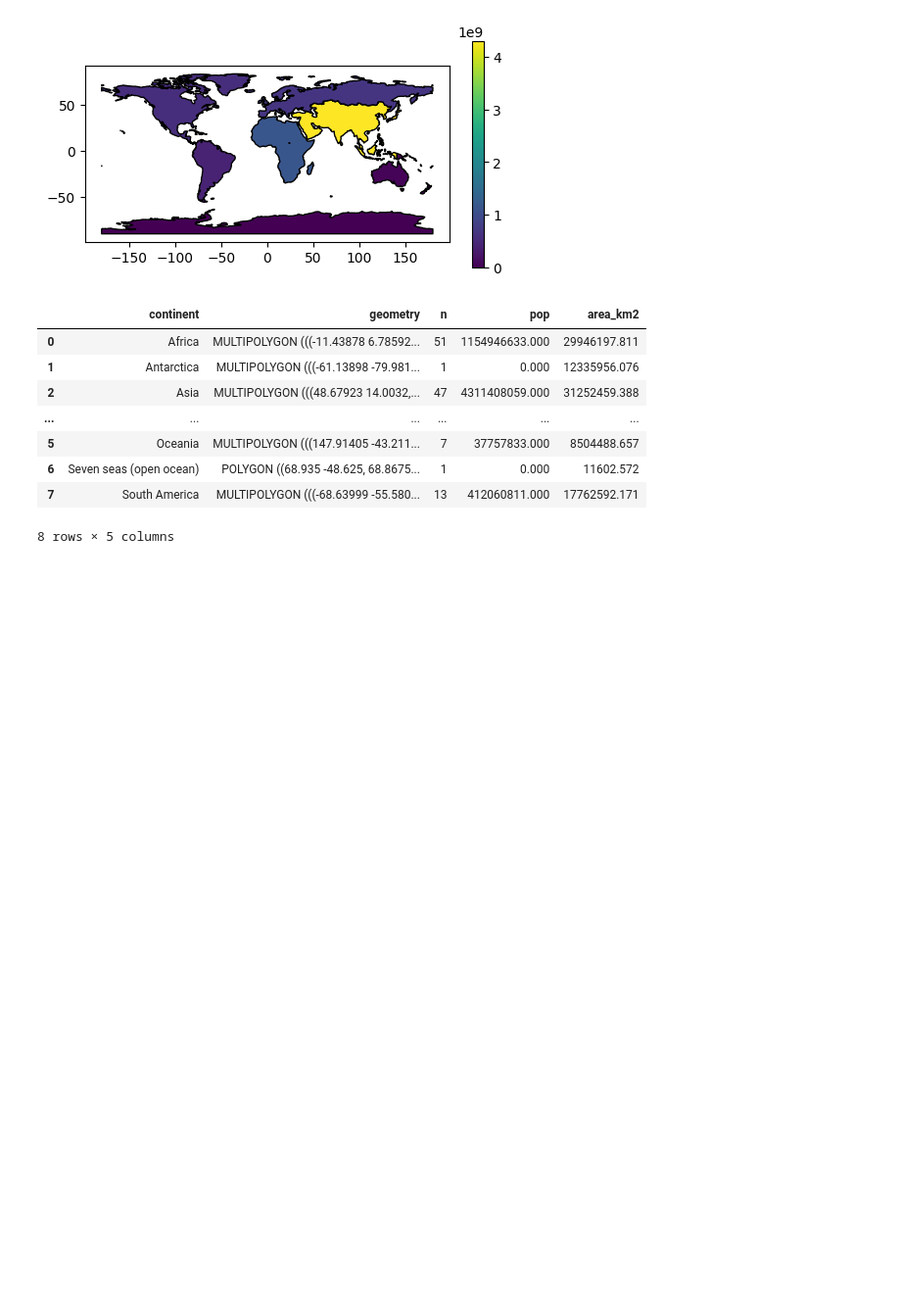
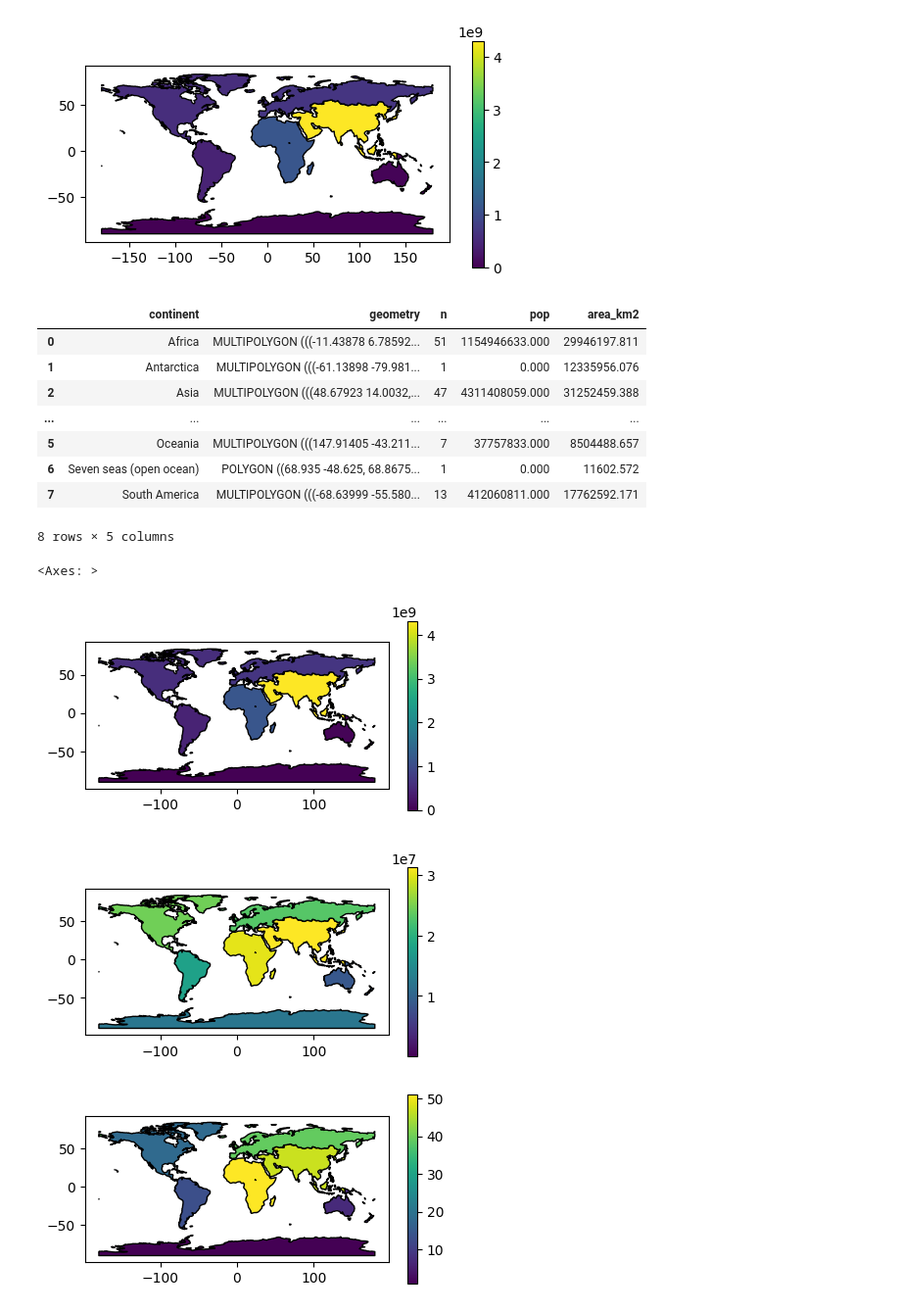
Before and after one commit to balmdui/tutorial_geocompy, a Jupyter notebook: 02_attribute.ipynb, the cells around one changed output. Shown at 98% size. Cells and saved outputs as stored; diff of their text form; code cells hidden in the pictures; blank space fills up the shorter version.

```diff
--- a/02_attribute.ipynb
+++ b/02_attribute.ipynb
@@ -192,3 +194,17 @@ world_agg3
 | 6 | Seven seas (open ocean) | POLYGON ((68.935 -48.625, 68.8675... | 1 | 0.000 | 11602.572 |
 | 7 | South America | MULTIPOLYGON (((-68.63999 -55.580... | 13 | 412060811.000 | 17762592.171 |
 8 rows × 5 columns
+# %%
+fig, ax = plt.subplots(figsize=(5,2.5))
+world_agg3.plot(column='pop', edgecolor='black', legend=True, ax=ax)
+
+fig, ax = plt.subplots(figsize=(5,2.5))
+world_agg3.plot(column='area_km2', edgecolor='black', legend=True, ax=ax)
+
+fig, ax = plt.subplots(figsize=(5,2.5))
+world_agg3.plot(column='n', edgecolor='black', legend=True, ax=ax)
+# %% [output]
+<Axes: >
+[figure, added]
+[figure, added]
+[figure, added]
```
Also changed, not shown: parts of 21 cells of this notebook, 1 other file.
